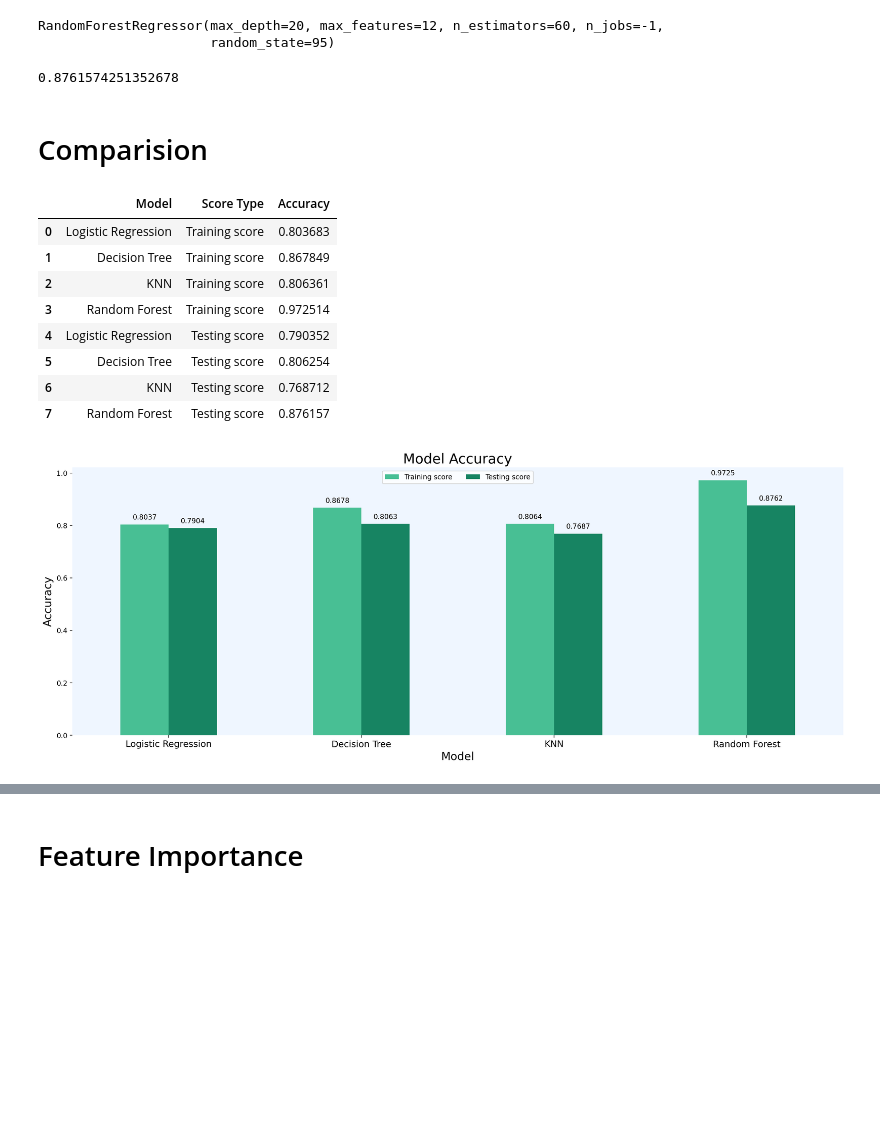
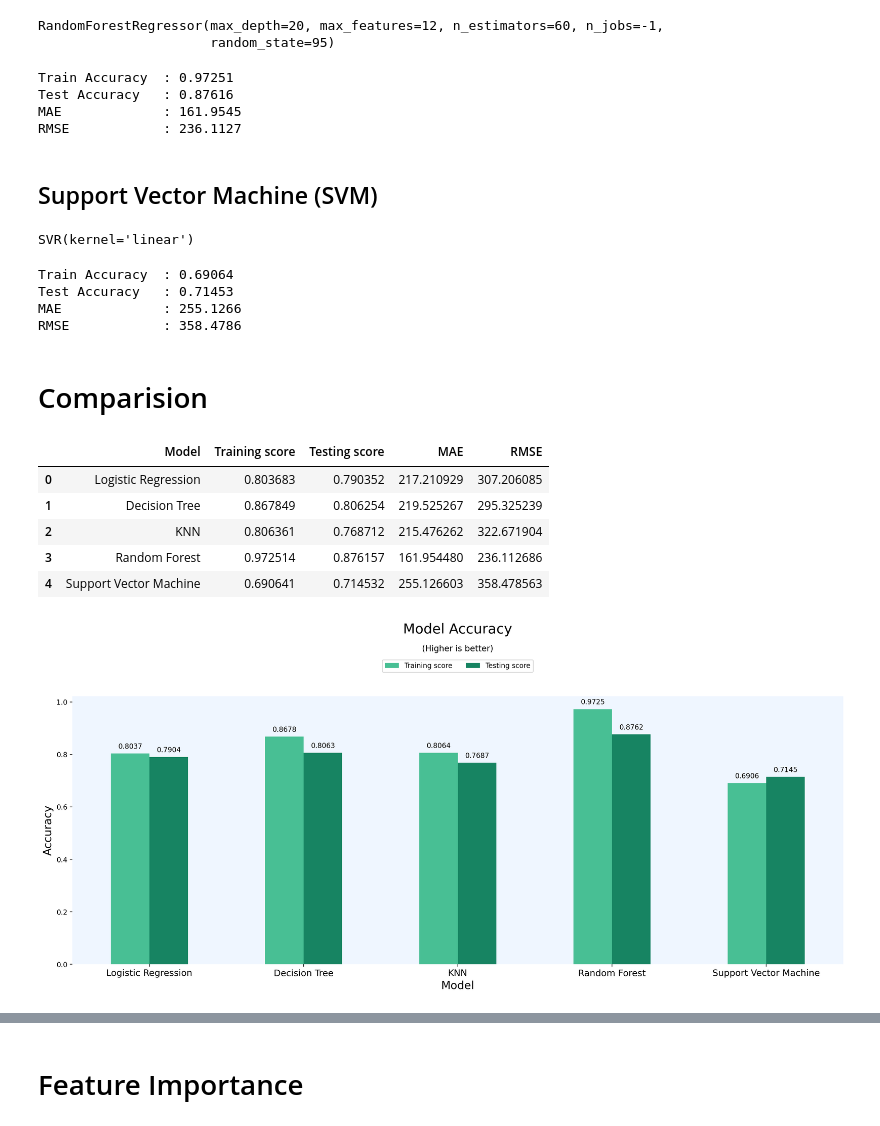
Before and after one commit to Arefin40/machine-learning, a Jupyter notebook: Projects/Regression/Regression.ipynb, the cells around one changed output, grey strips where cells are left out. Drawn from its saved outputs; the diff is of its cells as text; code cells hidden in the pictures; blank space fills up the shorter version.

Commit message:
Added (Support Vector Machine)

```diff
--- a/Projects/Regression/Regression.ipynb
+++ b/Projects/Regression/Regression.ipynb
@@ -210,8 +236,3 @@ knn = KNeighborsRegressor(n_jobs=-1, p=1)
 knn.fit(xtrain,ytrain)
 # %% [output]
 KNeighborsRegressor(n_jobs=-1, p=1)
-# %%
-knn_score = knn.score(xtest,ytest)
-print(knn_score)
-testing_scores.append(knn_score)
-traing_scores.append(knn.score(xtrain,ytrain))
@@ -226,33 +251,46 @@ rf.fit(xtrain,ytrain)
 # %% [output]
 RandomForestRegressor(max_depth=20, max_features=12, n_estimators=60, n_jobs=-1,
                       random_state=95)
-# %%
-rf_score = rf.score(xtest,ytest)
-print(rf_score)
-testing_scores.append(rf_score)
-traing_scores.append(rf.score(xtrain,ytrain))
-# %% [output]
-0.8761574251352678
+# %%
+evalute_model(rf)
+# %% [output]
+Train Accuracy  : 0.97251
+Test Accuracy   : 0.87616
+MAE             : 161.9545
+RMSE            : 236.1127
+# %% [markdown]
+## Support Vector Machine (SVM)
+# %%
+svm = SVR(kernel='linear')
+svm.fit(xtrain,ytrain)
+# %% [output]
+SVR(kernel='linear')
+# %%
+evalute_model(svm)
+# %% [output]
+Train Accuracy  : 0.69064
+Test Accuracy   : 0.71453
+MAE             : 255.1266
+RMSE            : 358.4786
 # %% [markdown]
 # Comparision
 # %%
-df_score = pd.DataFrame({'Model': model_names,'Training score':traing_scores,'Testing score':testing_scores})
-df_score = pd.melt(df_score, id_vars=['Model'], var_name='Score Type', value_name='Accuracy')
-df_score
+df_metrics = pd.DataFrame({'Model': models,'Training score':traing_scores,'Testing score':testing_scores,'MAE': mae, 'RMSE': rmse})
+df_metrics
 # %% [output]
-|  | Model | Score Type | Accuracy |
-| 0 | Logistic Regression | Training score | 0.803683 |
-| 1 | Decision Tree | Training score | 0.867849 |
-| 2 | KNN | Training score | 0.806361 |
-| 3 | Random Forest | Training score | 0.972514 |
-| 4 | Logistic Regression | Testing score | 0.790352 |
-| 5 | Decision Tree | Testing score | 0.806254 |
-| 6 | KNN | Testing score | 0.768712 |
-| 7 | Random Forest | Testing score | 0.876157 |
+|  | Model | Training score | Testing score | MAE | RMSE |
+| 0 | Logistic Regression | 0.803683 | 0.790352 | 217.210929 | 307.206085 |
+| 1 | Decision Tree | 0.867849 | 0.806254 | 219.525267 | 295.325239 |
+| 2 | KNN | 0.806361 | 0.768712 | 215.476262 | 322.671904 |
+| 3 | Random Forest | 0.972514 | 0.876157 | 161.954480 | 236.112686 |
+| 4 | Support Vector Machine | 0.690641 | 0.714532 | 255.126603 | 358.478563 |
+# %%
+df_score = pd.melt(df_metrics, id_vars=['Model'], value_vars=['Training score','Testing score'],
+                   var_name='Type', value_name='Accuracy')
+df_error = pd.melt(df_metrics, id_vars=['Model'], value_vars=['MAE','RMSE'], var_name='Type', value_name='Error')
 # %%
 plt.figure(figsize=(20,7), dpi=200)
-sns.barplot(data=df_score, x='Model', y='Accuracy', hue='Score Type', width=0.5, palette=['#34d399', '#059669'])
-plt.legend(loc='upper center', bbox_to_anchor=(0.5, 1), ncol=2)
-setGraphBG(title='Model Accuracy', xlabel='Model', ylabel='Accuracy', verbose=True)
+sns.barplot(data=df_score, x='Model', y='Accuracy', hue='Type', width=0.5, palette=['#34d399', '#059669'])
+setGraphBG(title='Model Accuracy', subtitle='Higher is better', xlabel='Model', ylabel='Accuracy', showlegend=True, verbose=True)
 # %% [output]
-[figure, old version]
+[figure, new version]
```
Also changed, not shown: parts of 13 cells of this notebook.
